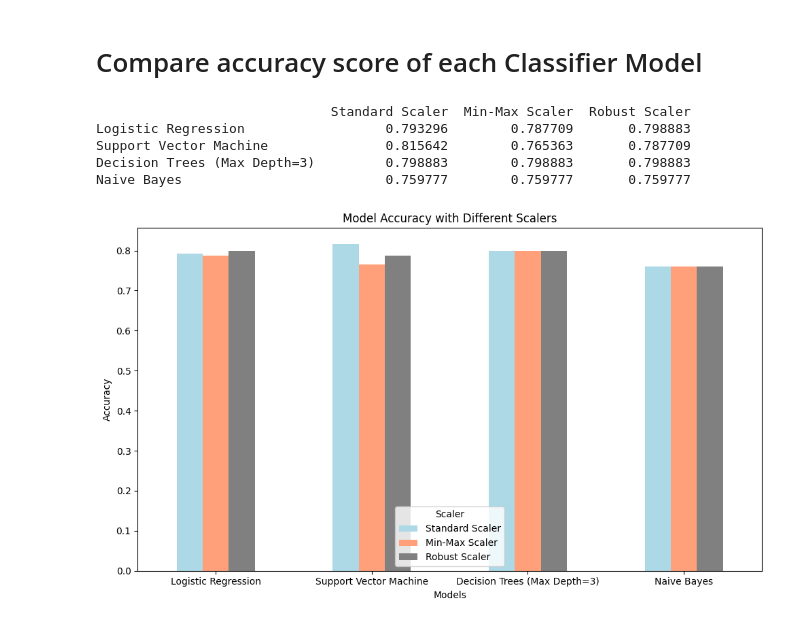
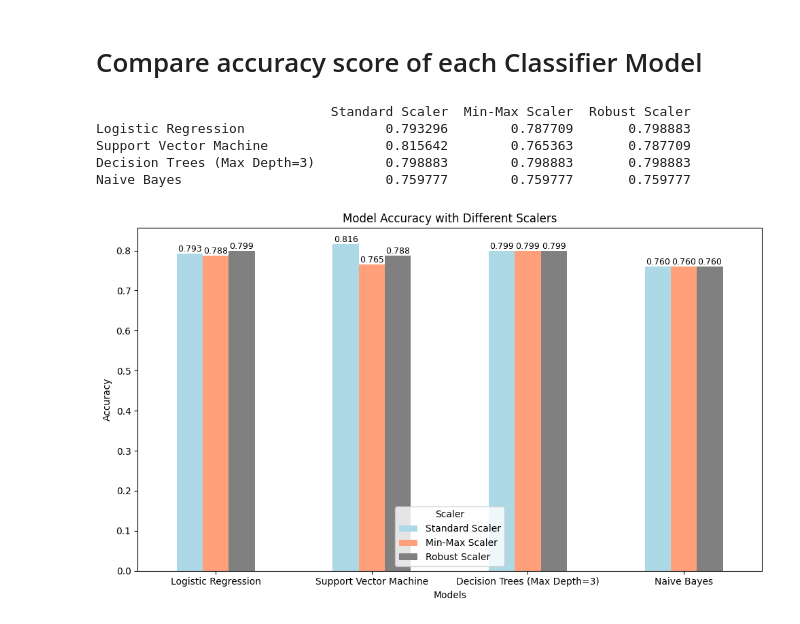
Before and after one commit to bytesbyt/ds_titanic, a Jupyter notebook: titanic.ipynb, the cells around one changed output. Saved outputs shown, nothing was run; the diff lists cells and outputs as text; code cells hidden in the pictures.

```diff
--- a/titanic.ipynb
+++ b/titanic.ipynb
@@ -843,32 +846,37 @@ for scaler_name, scaler in scalers.items():
         else:
             pipeline = Pipeline([
                 ('scaler', scaler),
                 ('model', model)
             ])
             pipeline.fit(X_train, y_train)
             predictions = pipeline.predict(X_test)
 
         accuracy_scores[model_name] = accuracy_score(y_test, predictions)
 
     all_results[scaler_name] = accuracy_scores
 
 # Convert to DataFrame for plotting
 results_df = pd.DataFrame(all_results)
 print(results_df)
 
 # Plotting
-results_df.plot(kind='bar', figsize=(10, 6), color=['#ADD8E6', '#FFA07A', 'grey'])
+ax = results_df.plot(kind='bar', figsize=(10, 6), color=['#ADD8E6', '#FFA07A', 'grey'])
 plt.title('Model Accuracy with Different Scalers')
 plt.ylabel('Accuracy')
 plt.xlabel('Models')
 plt.xticks(rotation=0)
 plt.legend(title="Scaler")
+
+# Add text labels on top of each bar
+for container in ax.containers:
+    ax.bar_label(container, fmt='%.3f', label_type='edge', fontsize=9)
+
 plt.tight_layout()
 plt.show()
 # %% [output]
                               Standard Scaler  Min-Max Scaler  Robust Scaler
 Logistic Regression                  0.793296        0.787709       0.798883
 Support Vector Machine               0.815642        0.765363       0.787709
 Decision Trees (Max Depth=3)         0.798883        0.798883       0.798883
 Naive Bayes                          0.759777        0.759777       0.759777
-[figure, old version]
+[figure, new version]
```
Also changed, not shown: parts of 9 cells of this notebook, 9 other files.
